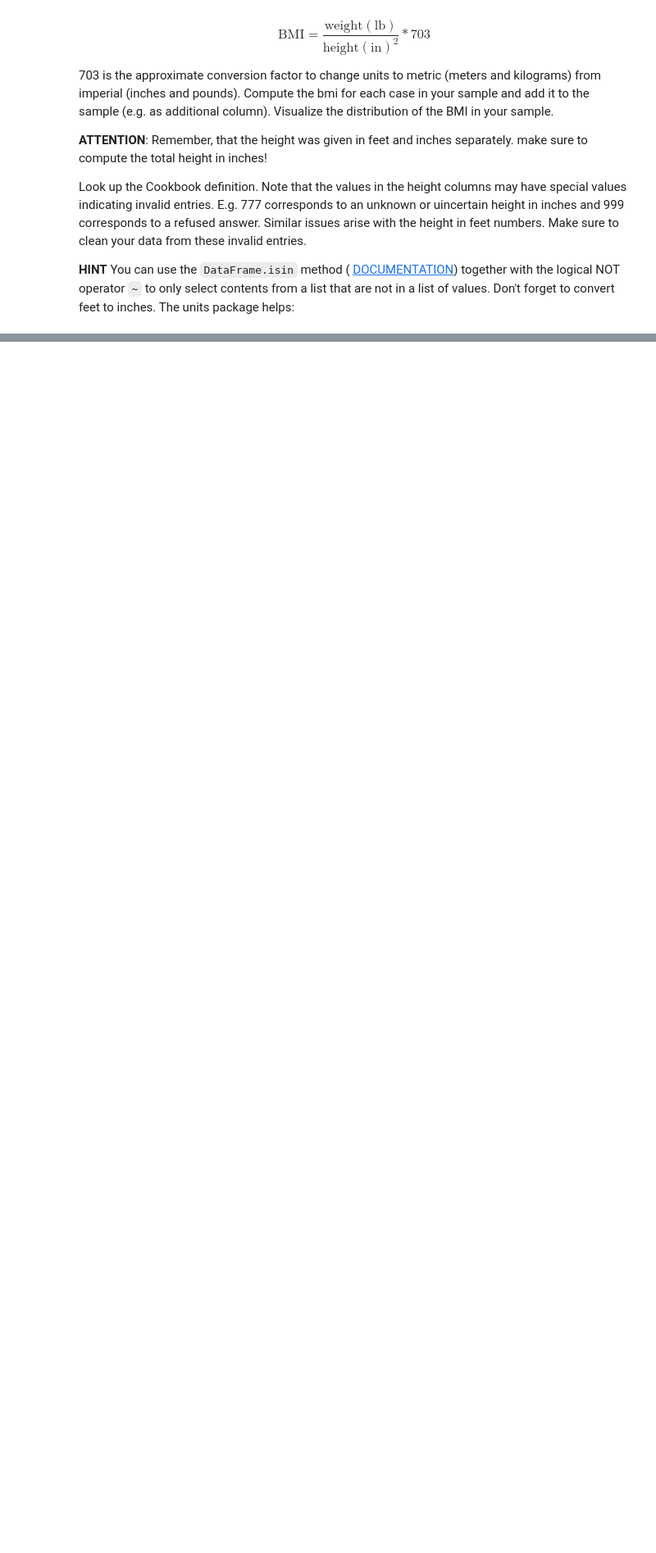
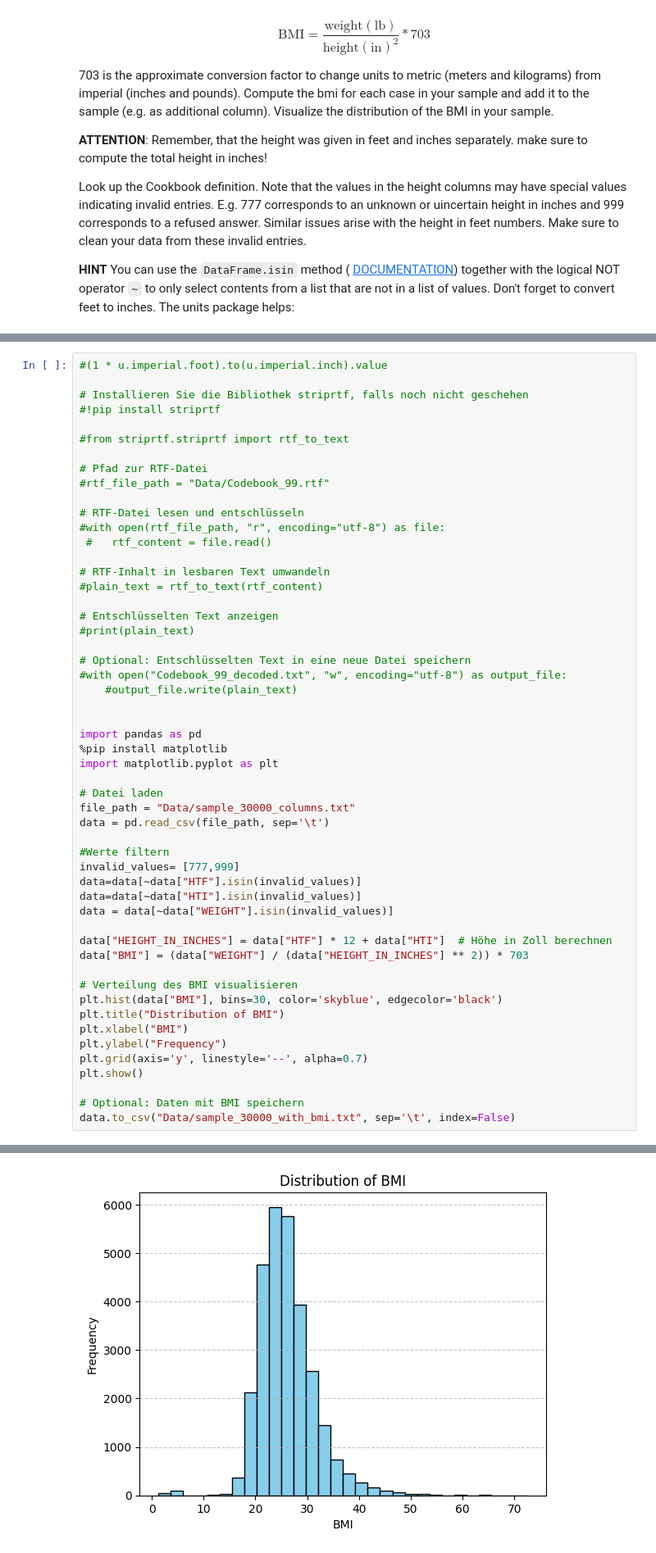
Before and after one commit to DAAP-Summer-2024/intro-to-data-structure-and-data-visualization-nilejara, a Jupyter notebook: assignment_1.ipynb, the cells around one changed output, grey strips where cells are left out. Shown at 82% size. Saved outputs shown, nothing was run; the diff lists cells and outputs as text; blank space fills up the shorter version.

```diff
--- a/assignment_1.ipynb
+++ b/assignment_1.ipynb
@@ -276,0 +304,54 @@ Look up the Cookbook definition. Note that the values in the height columns may
+# %%
+#(1 * u.imperial.foot).to(u.imperial.inch).value
+
+# Installieren Sie die Bibliothek striprtf, falls noch nicht geschehen
+#!pip install striprtf
+
+#from striprtf.striprtf import rtf_to_text
+
+# Pfad zur RTF-Datei
+#rtf_file_path = "Data/Codebook_99.rtf"
+
+# RTF-Datei lesen und entschlüsseln
+#with open(rtf_file_path, "r", encoding="utf-8") as file:
+ #   rtf_content = file.read()
+
+# RTF-Inhalt in lesbaren Text umwandeln
+#plain_text = rtf_to_text(rtf_content)
+
+# Entschlüsselten Text anzeigen
+#print(plain_text)
+
+# Optional: Entschlüsselten Text in eine neue Datei speichern
+#with open("Codebook_99_decoded.txt", "w", encoding="utf-8") as output_file:
+    #output_file.write(plain_text)
+
+
+import pandas as pd
+%pip install matplotlib
+import matplotlib.pyplot as plt
+
+# Datei laden
+file_path = "Data/sample_30000_columns.txt"
+data = pd.read_csv(file_path, sep='\t')
+
+#Werte filtern
+invalid_values= [777,999]
+data=data[~data["HTF"].isin(invalid_values)]
+data=data[~data["HTI"].isin(invalid_values)]
+data = data[~data["WEIGHT"].isin(invalid_values)]
+
+data["HEIGHT_IN_INCHES"] = data["HTF"] * 12 + data["HTI"]  # Höhe in Zoll berechnen
+data["BMI"] = (data["WEIGHT"] / (data["HEIGHT_IN_INCHES"] ** 2)) * 703
+
+# Verteilung des BMI visualisieren
+plt.hist(data["BMI"], bins=30, color='skyblue', edgecolor='black')
+plt.title("Distribution of BMI")
+plt.xlabel("BMI")
+plt.ylabel("Frequency")
+plt.grid(axis='y', linestyle='--', alpha=0.7)
+plt.show()
+
+# Optional: Daten mit BMI speichern
+data.to_csv("Data/sample_30000_with_bmi.txt", sep='\t', index=False)
+# %% [output]
@@ -277,3 +371,4 @@ Look up the Cookbook definition. Note that the values in the height columns may
+[figure, added]
 # %% [markdown]
 # 2. Multi-Dimensional Visualization [30 Points]
 
```
Also changed, not shown: parts of 4 cells of this notebook, 2 other files.
